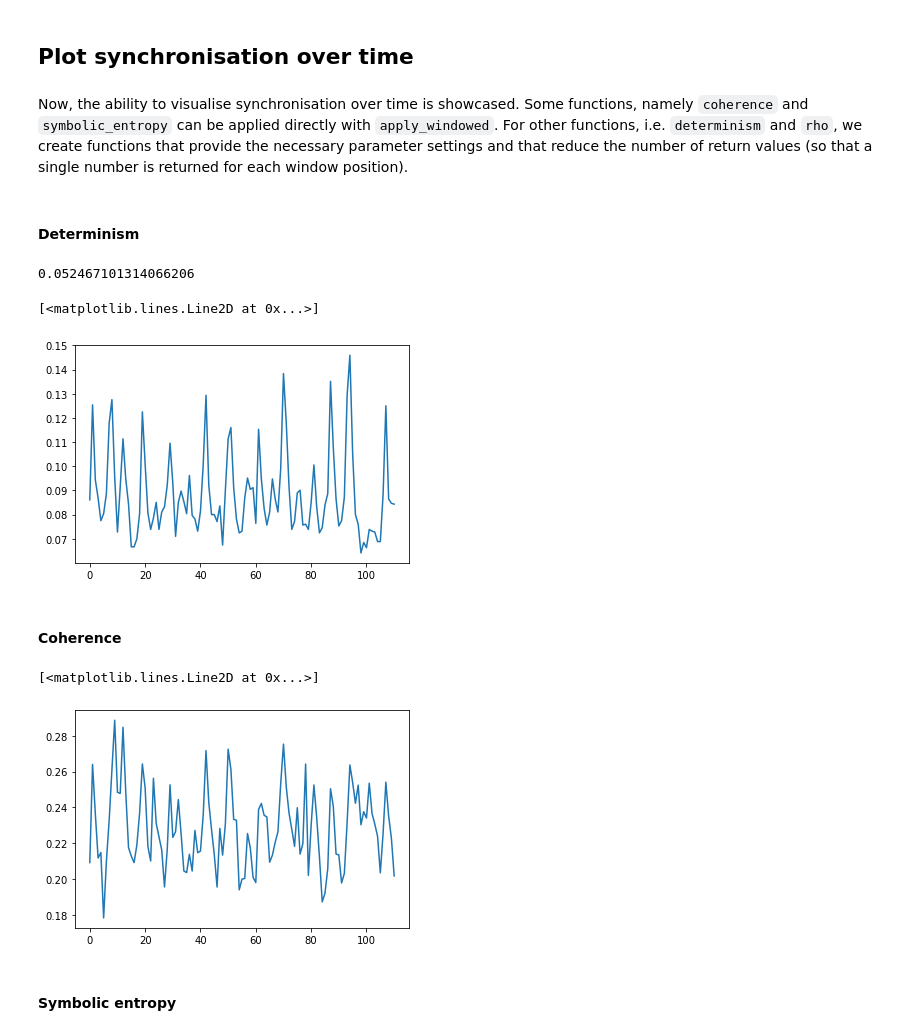
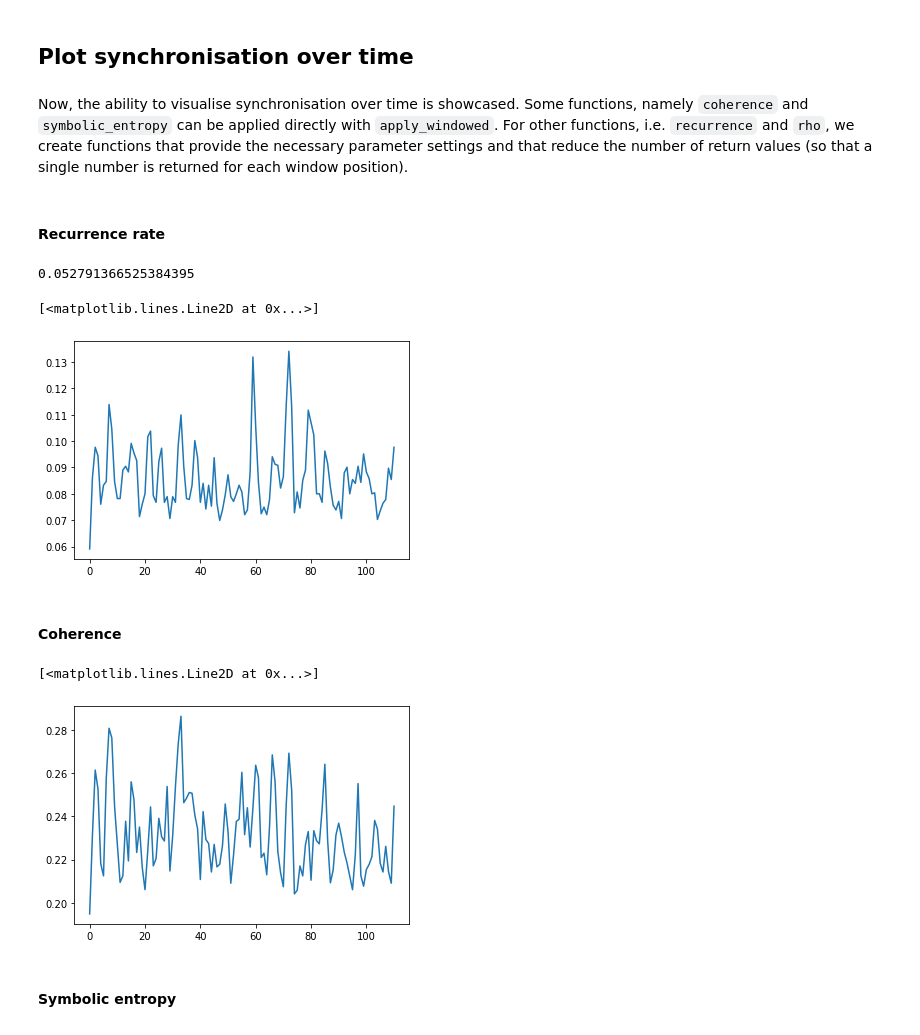
Before and after one commit to cslab-hub/multiSyncPy, a Jupyter notebook: Examples/Workflow B example.ipynb, the cells around one changed output. Cells and saved outputs as stored; diff of their text form; code cells hidden in the pictures.

```diff
--- a/Examples/Workflow B example.ipynb
+++ b/Examples/Workflow B example.ipynb
@@ -88,28 +92,28 @@ plt.plot(data.T[:100])
 # %% [markdown]
 ## Plot synchronisation over time
 # %% [markdown]
-Now, the ability to visualise synchronisation over time is showcased. Some functions, namely `coherence` and `symbolic_entropy` can be applied directly with `apply_windowed`. For other functions, i.e. `determinism` and `rho`, we create functions that provide the necessary parameter settings and that reduce the number of return values (so that a single number is returned for each window position).
+Now, the ability to visualise synchronisation over time is showcased. Some functions, namely `coherence` and `symbolic_entropy` can be applied directly with `apply_windowed`. For other functions, i.e. `recurrence` and `rho`, we create functions that provide the necessary parameter settings and that reduce the number of return values (so that a single number is returned for each window position).
-# %% [markdown]
-#### Determinism
+# %% [markdown]
+#### Recurrence rate
 # %%
 # Function to apply to windows
-# This calculates the % determinism
+# This calculates the % recurrence
 # Note that the radius is set here while creating the function
-determinism_func = lambda x: sm.rqa_metrics(sm.recurrence_matrix(x, radius=1.5))[1]
+recurrence_func = lambda x: sm.rqa_metrics(sm.recurrence_matrix(x, radius=1.5))[0]
 
 # Just to check it works
-determinism_func(data)
+recurrence_func(data)
 # %% [output]
-0.052467101314066206
+0.052791366525384395
 # %%
-# Calculate determinism over time, with a window size of 75 = 3 seconds and step of 25 = 1 second
+# Calculate recurrence over time, with a window size of 75 = 3 seconds and step of 25 = 1 second
 
-determinism_over_time = sm.apply_windowed(data, determinism_func, window_length=75, step=25)
+recurrence_over_time = sm.apply_windowed(data, recurrence_func, window_length=75, step=25)
 # %%
-plt.plot(determinism_over_time)
+plt.plot(recurrence_over_time)
 # %% [output]
 [<matplotlib.lines.Line2D at 0x...>]
-[figure, old version]
+[figure, new version]
 # %% [markdown]
 #### Coherence
 # %%
@@ -119,7 +123,7 @@ coherence_over_time = sm.apply_windowed(data, sm.coherence_team, window_length=7
 plt.plot(coherence_over_time)
 # %% [output]
 [<matplotlib.lines.Line2D at 0x...>]
-[figure, old version]
+[figure, new version]
 # %% [markdown]
 #### Symbolic entropy
 # %%
```
Also changed, not shown: parts of 8 cells of this notebook, 2 other files.
